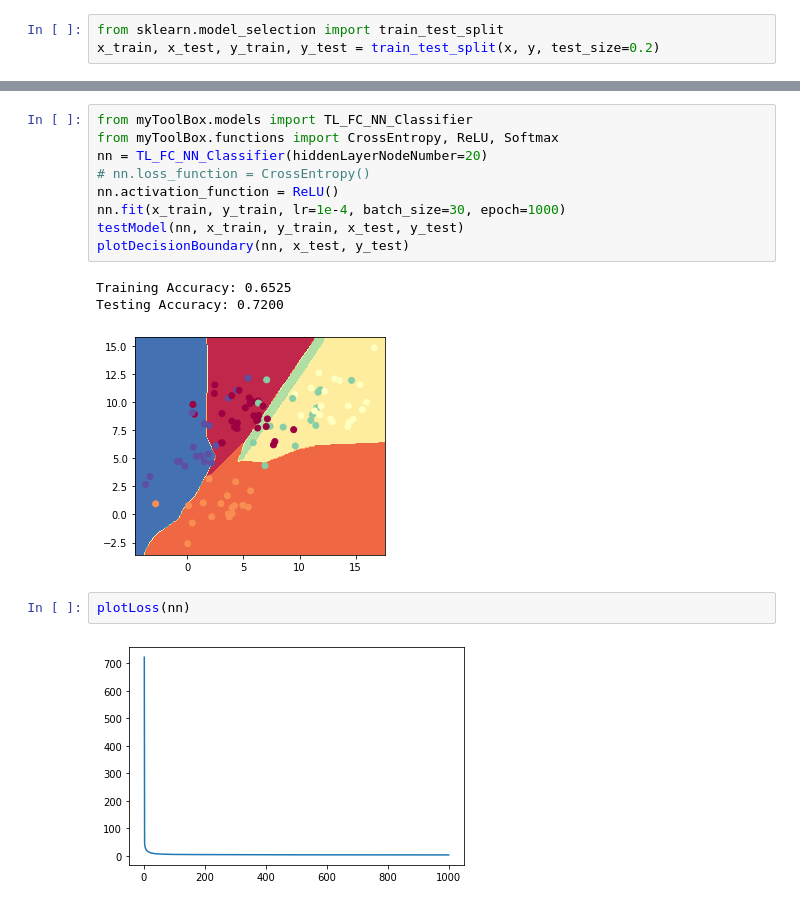
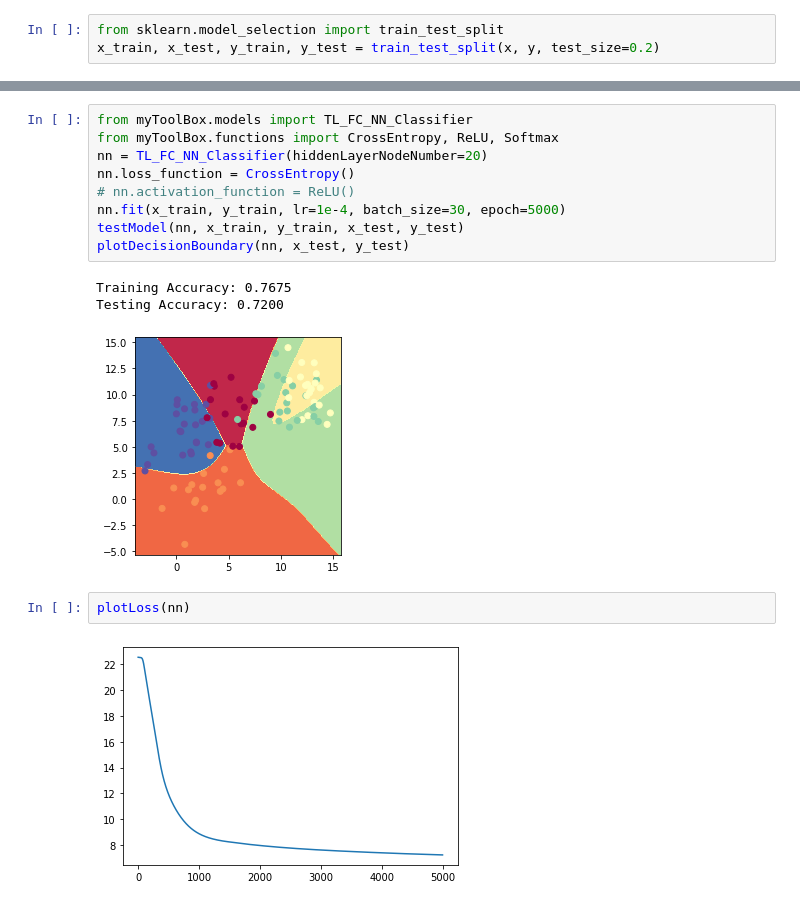
Before and after one commit to Jamison-Chen/DataScience, a Jupyter notebook: main.ipynb, the cells around one changed output, grey strips where cells are left out. Drawn from its saved outputs; the diff is of its cells as text.

```diff
--- a/main.ipynb
+++ b/main.ipynb
@@ -79,20 +79,20 @@ plotLoss(logRe)
 # %%
 from myToolBox.models import TL_FC_NN_Classifier
 from myToolBox.functions import CrossEntropy, ReLU, Softmax
 nn = TL_FC_NN_Classifier(hiddenLayerNodeNumber=20)
-# nn.loss_function = CrossEntropy()
-nn.activation_function = ReLU()
-nn.fit(x_train, y_train, lr=1e-4, batch_size=30, epoch=1000)
+nn.loss_function = CrossEntropy()
+# nn.activation_function = ReLU()
+nn.fit(x_train, y_train, lr=1e-4, batch_size=30, epoch=5000)
 testModel(nn, x_train, y_train, x_test, y_test)
 plotDecisionBoundary(nn, x_test, y_test)
 # %% [output]
-Training Accuracy: 0.6525
+Training Accuracy: 0.7675
 Testing Accuracy: 0.7200
-[figure, old version]
+[figure, new version]
 # %%
 plotLoss(nn)
 # %% [output]
-[figure, old version]
+[figure, new version]
 # %%
 from sklearn.tree import DecisionTreeClassifier
 dt = DecisionTreeClassifier(max_depth=5)
```
Also changed, not shown: parts of 12 cells of this notebook, 1 other file.
